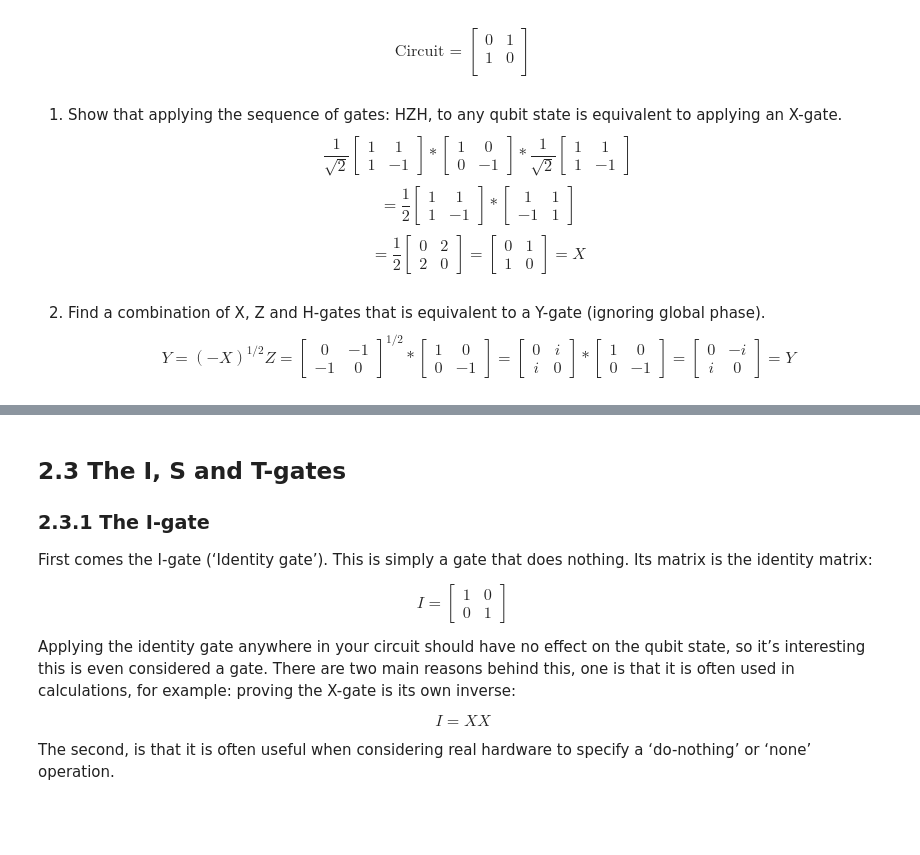
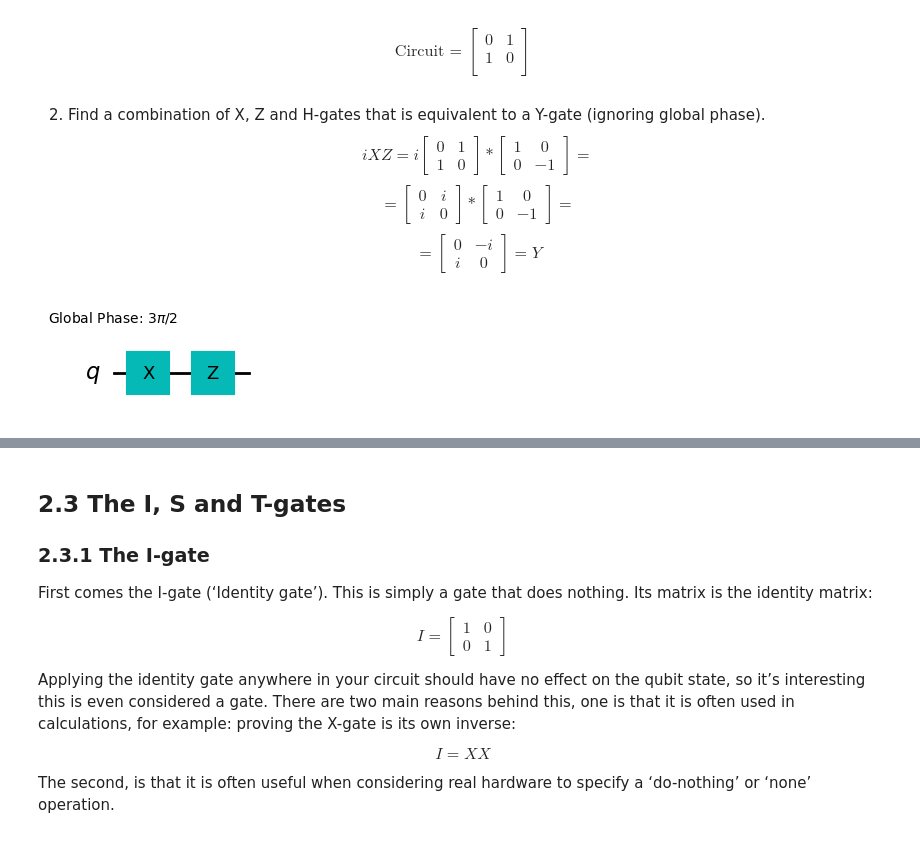
Before and after one commit to Marcondiro/QUANTIS-lab, a Jupyter notebook: QUANTIS_Notebook1_ToStart.ipynb, the cells around one changed output, grey strips where cells are left out. Drawn from its saved outputs; the diff is of its cells as text; code cells hidden in the pictures.

Commit message:
Add Y equivalent circuit

```diff
--- a/QUANTIS_Notebook1_ToStart.ipynb
+++ b/QUANTIS_Notebook1_ToStart.ipynb
@@ -259,65 +311,24 @@ $$
  1 & 0  \\
  \end{bmatrix}
 $$
-# %% [markdown]
-1. Show that applying the sequence of gates: HZH, to any qubit state is equivalent to applying an X-gate.
-$$
-\frac{1}{\sqrt{2}}
-\begin{bmatrix}
- 1 & 1 \\
- 1 & -1
-\end{bmatrix}
-*
-\begin{bmatrix}
- 1 & 0 \\
- 0 & -1
-\end{bmatrix}
-*
-\frac{1}{\sqrt{2}}
-\begin{bmatrix}
- 1 & 1 \\
- 1 & -1
-\end{bmatrix}
-$$
-$$
-=
-\frac{1}{2}
-\begin{bmatrix}
- 1 & 1 \\
- 1 & -1
-\end{bmatrix}
-*
-\begin{bmatrix}
- 1 & 1 \\
- -1 & 1
-\end{bmatrix}
-$$
-$$
-=
-\frac{1}{2}
-\begin{bmatrix}
- 0 & 2 \\
- 2 & 0
-\end{bmatrix} =
-\begin{bmatrix}
- 0 & 1 \\
- 1 & 0
-\end{bmatrix} = X
-$$
 # %% [markdown]
 2. Find a combination of X, Z and H-gates that is equivalent to a Y-gate (ignoring global phase).
 $$
-Y = (-X)^{1/2} Z =
+i X Z = i
 \begin{bmatrix}
- 0 & -1 \\
- -1 & 0
-\end{bmatrix} ^ {1/2}
+ 0 & 1 \\
+ 1 & 0
+\end{bmatrix}
 *
 \begin{bmatrix}
  1 & 0 \\
  0 & -1
 \end{bmatrix}
-=\begin{bmatrix}
+=
+$$
+$$
+=
+\begin{bmatrix}
  0 & i \\
  i & 0
 \end{bmatrix}
@@ -327,8 +338,18 @@ Y = (-X)^{1/2} Z =
  0 & -1
 \end{bmatrix}
 =
+$$
+$$
+=
 \begin{bmatrix}
  0 & -i \\
  i & 0
 \end{bmatrix} = Y
 $$
+# %%
+qc = QuantumCircuit(1, global_phase=-pi/2)
+qc.x(0)
+qc.z(0)
+qc.draw('mpl')
+# %% [output]
+[figure, added]
```
Also changed, not shown: parts of 3 cells of this notebook.
